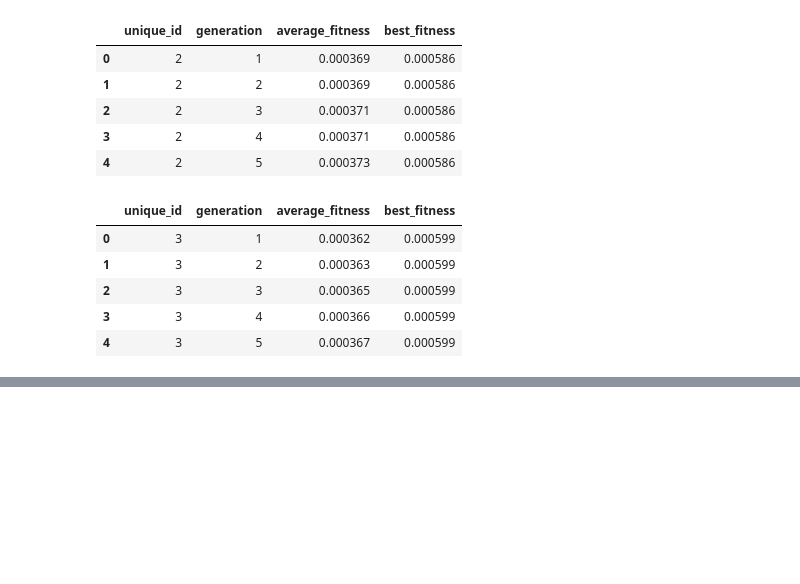
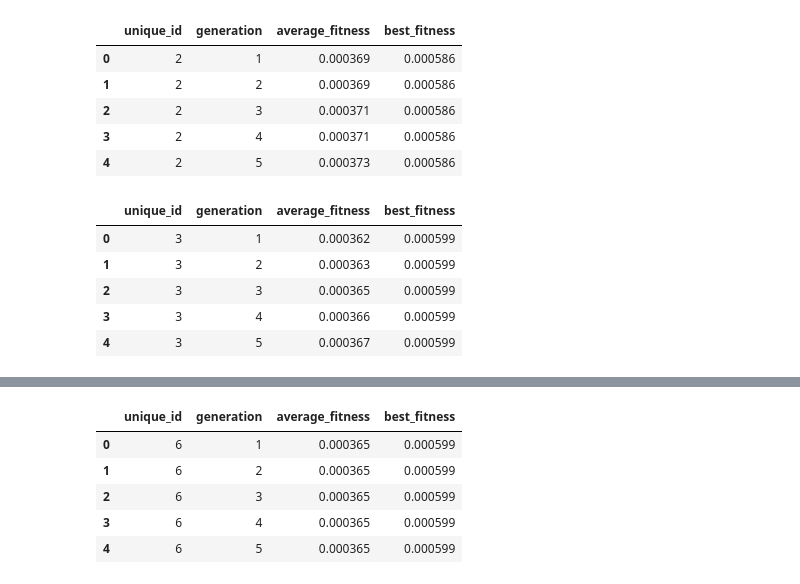
Before and after one commit to m-mathilde34/Traveling-Salesman-Analysis, a Jupyter notebook: notebooks/results_analysis.ipynb, the cells around one changed output, grey strips where cells are left out. Saved outputs shown, nothing was run; the diff lists cells and outputs as text; code cells hidden in the pictures; blank space fills up the shorter version.

```diff
--- a/notebooks/results_analysis.ipynb
+++ b/notebooks/results_analysis.ipynb
@@ -44,3 +68,15 @@ dataframe3.head()
+# %%
+filename6 = "6_GA_SimpleCities_006_Results.csv"
+
+dataframe6 = pd.read_csv(path_to_data + filename6)
+dataframe6.head()
+# %% [output]
+|  | unique_id | generation | average_fitness | best_fitness |
+| 0 | 6 | 1 | 0.000365 | 0.000599 |
+| 1 | 6 | 2 | 0.000365 | 0.000599 |
+| 2 | 6 | 3 | 0.000365 | 0.000599 |
+| 3 | 6 | 4 | 0.000365 | 0.000599 |
+| 4 | 6 | 5 | 0.000365 | 0.000599 |
 # %%
 fig, axs = plt.subplots(1, 2, figsize=(12, 4))
 
```
Also changed, not shown: parts of 3 cells of this notebook, 4 other files.
